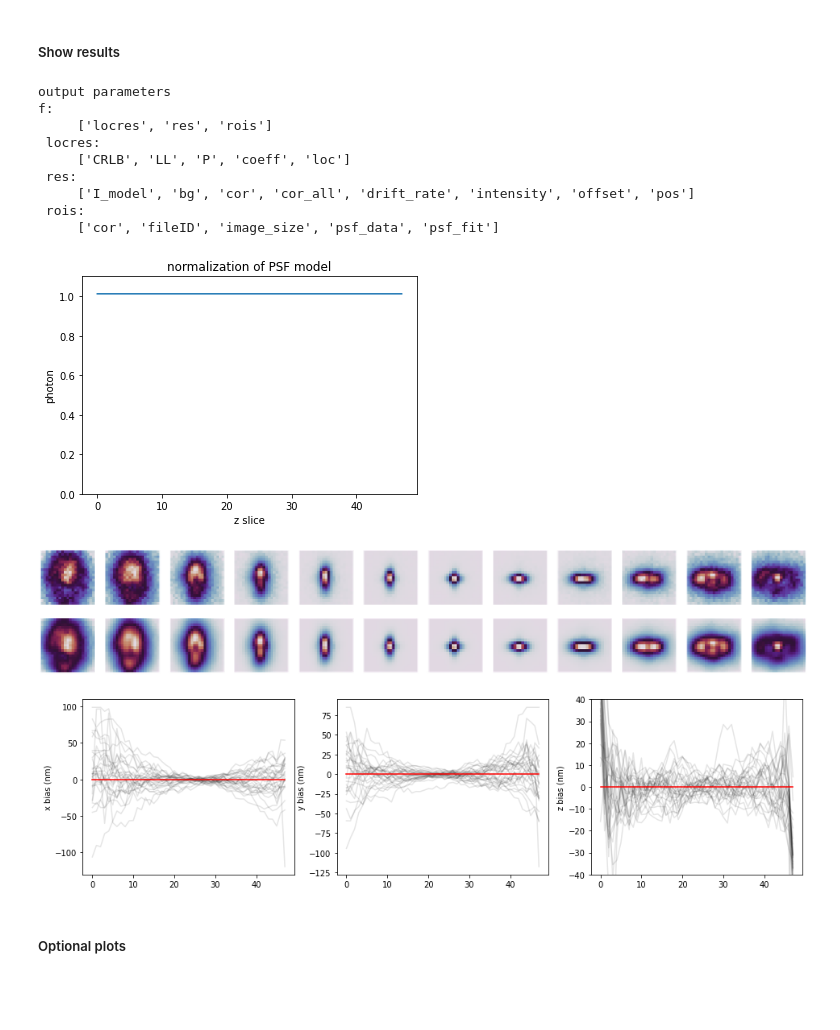
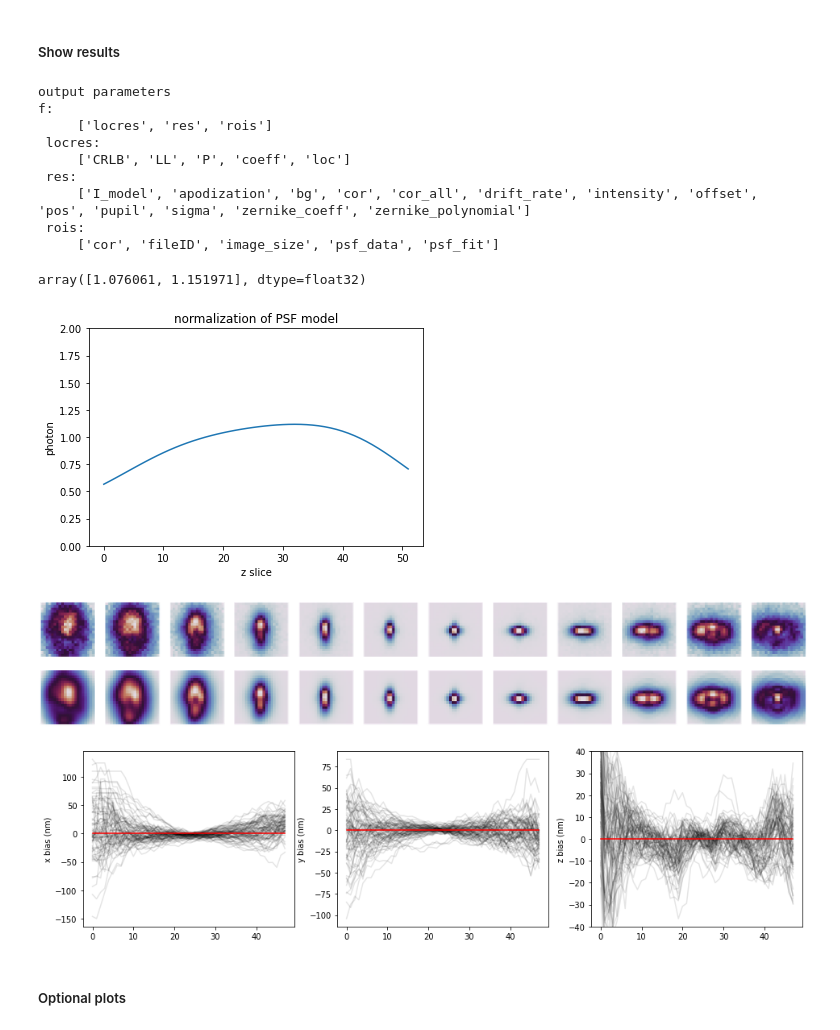
Before and after one commit to ries-lab/uiPSF, a Jupyter notebook: demo/demo_beadPSF_1ch.ipynb, the cells around one changed output. Drawn from its saved outputs; the diff is of its cells as text; code cells hidden in the pictures; blank space fills up the shorter version.

````diff
--- a/demo/demo_beadPSF_1ch.ipynb
+++ b/demo/demo_beadPSF_1ch.ipynb
@@ -22,7 +22,7 @@ For advanced user, pass in base file only as below to interact with all paramete
 ```
 # %%
 L = psflearninglib()
-L.param = io.param.combine('config_base',psftype='voxel',channeltype='1ch',sysfile='M2')
+L.param = io.param.combine('config_base',psftype='zernike',channeltype='1ch',sysfile='M2')
 # %% [markdown]
 ##### Edit user defined parameters
 # %%
@@ -34,9 +34,10 @@ L.param.gain = 1
 L.param.ccd_offset = 400
 L.param.FOV.z_step = 5
 L.param.pixel_size.z = 0.05 # micron, equal to z_step*stepsize_of_the_data
-L.param.roi.max_bead_number = 40 # lower this number if out of memory
-L.param.option.model.var_photon = True
-L.param.loss_weight.Inorm = 1
+L.param.roi.max_bead_number = 120
+L.param.batch_size = 25 # lower this number if out of memory
+#L.param.option.model.var_photon = True
+#L.param.loss_weight.Inorm = 1
 # %% [markdown]
 Optional parameters for zernike PSF learning, change cell type to $\small\color{#318CE7}{\mathrm{Python}}$ to activate the cell
 Parameter | Options | Default
@@ -95,18 +104,22 @@ f:
  locres:
      ['CRLB', 'LL', 'P', 'coeff', 'loc']
  res:
-     ['I_model', 'bg', 'cor', 'cor_all', 'drift_rate', 'intensity', 'offset', 'pos']
+     ['I_model', 'apodization', 'bg', 'cor', 'cor_all', 'drift_rate', 'intensity', 'offset', 'pos', 'pupil', 'sigma', 'zernike_coeff', 'zernike_polynomial']
  rois:
      ['cor', 'fileID', 'image_size', 'psf_data', 'psf_fit']
+# %%
+f.res.sigma
+# %% [output]
+array([1.076061, 1.151971], dtype=float32)
 # %%
 plt.plot(np.sum(f.res.I_model,axis=(-1,-2)))
-plt.ylim([0,1.1])
+plt.ylim([0,2])
 plt.xlabel("z slice")
 plt.ylabel("photon")
 plt.title("normalization of PSF model")
 plt.show()
 # %% [output]
-[figure, old version]
+[figure, new version]
 # %%
 showpsfvsdata(f,p,index=0)
 # %% [output]
@@ -114,7 +127,7 @@ showpsfvsdata(f,p,index=0)
 # %%
 showlocalization(f,p)
 # %% [output]
-[figure, old version]
+[figure, new version]
 # %% [markdown]
 ##### Optional plots
 # %%
````
Also changed, not shown: parts of 3 cells of this notebook, 3 other files.
